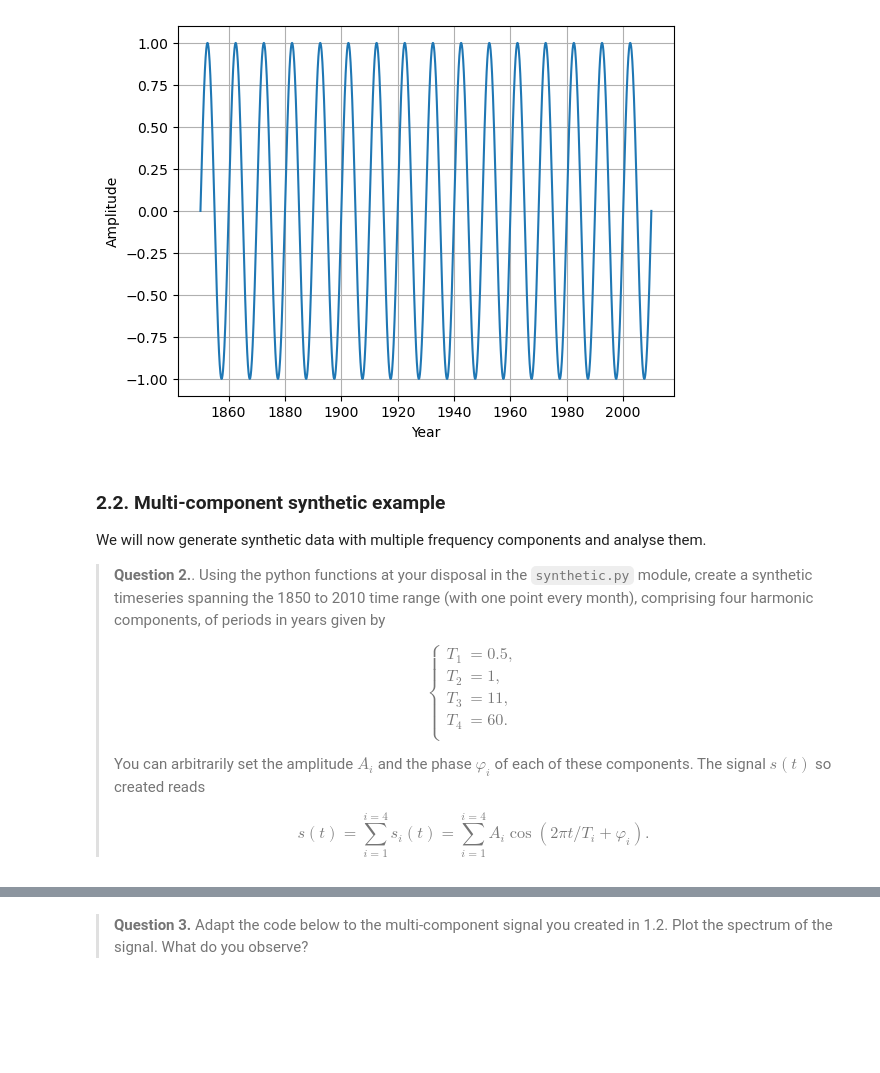
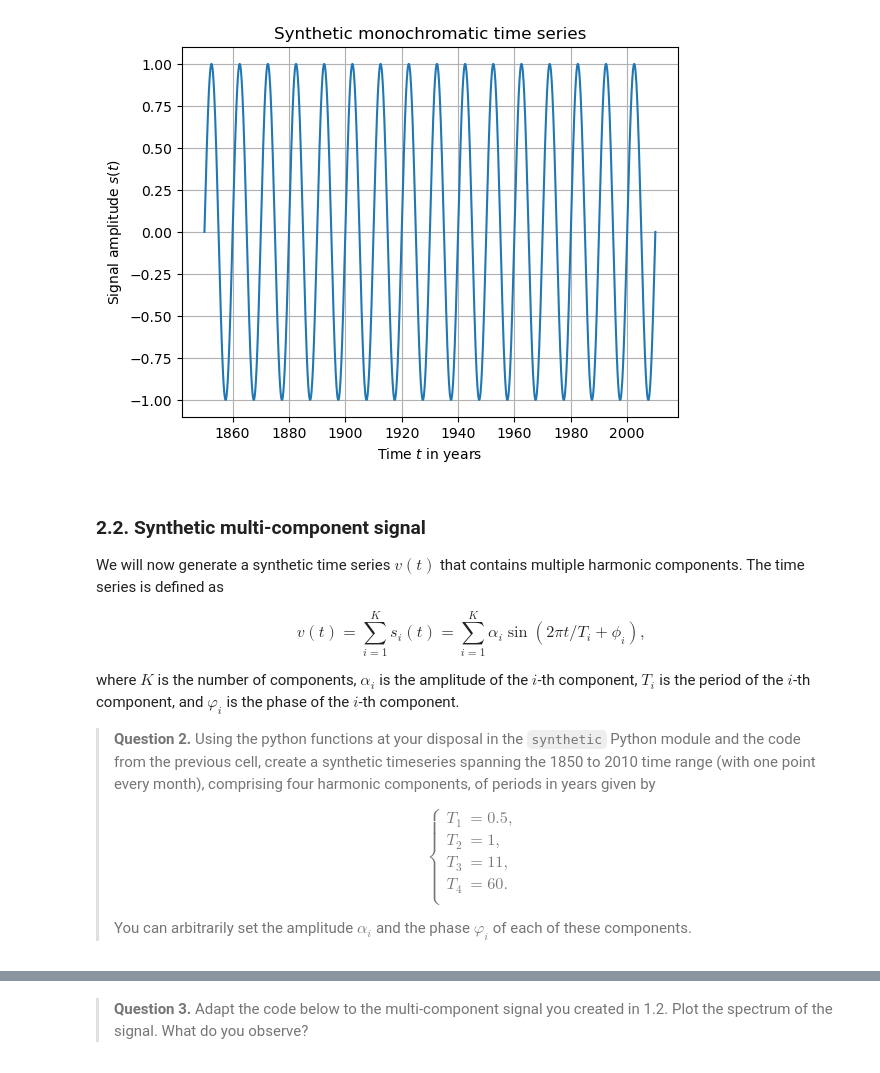
Before and after one commit to leonard-seydoux/scientific-computing-for-geophysical-problems, a Jupyter notebook: notebooks/1_signal_processing/signal_processing.ipynb, the cells around one changed output, grey strips where cells are left out. Saved outputs shown, nothing was run; the diff lists cells and outputs as text; code cells hidden in the pictures; blank space fills up the shorter version.

```diff
--- a/notebooks/1_signal_processing/signal_processing.ipynb
+++ b/notebooks/1_signal_processing/signal_processing.ipynb
@@ -52,33 +63,38 @@ In this section, we will generate a synthetic timeseries using the `synthetic.py
 # %%
 # Time extent of the time series
 time_start = 1850
 time_end = 2010
 time_step = 1 / 12
 times = synthetic.time_range(time_start, time_end, time_step)
 
 # Generate a synthetic time series
-period = 10.0
-amplitude = 1.0
+period = 10
+amplitude = 1
 phase = -2 * np.pi * time_start / period
-time_series = synthetic.sine(times, period, amplitude, phase)
+time_series_monochromatic = synthetic.sine(times, period, amplitude, phase)
 
 # Plot
 fig, ax = plt.subplots()
-ax.plot(times, time_series)
-ax.set_xlabel("Year")
-ax.set_ylabel("Amplitude")
+ax.plot(times, time_series_monochromatic)
+ax.set_xlabel("Time $t$ in years")
+ax.set_ylabel("Signal amplitude $s(t)$")
+ax.set_title("Synthetic monochromatic time series")
 ax.grid()
-
-# Show
 plt.show()
 # %% [output]
-[figure, old version]
+[figure, new version]
 # %% [markdown]
-### 2.2. Multi-component synthetic example
+### 2.2. Synthetic multi-component signal
 
-We will now generate synthetic data with multiple frequency components and analyse them.
+We will now generate a synthetic time series $v(t)$ that contains multiple harmonic components. The time series is defined as
 
-> __Question 2.__. Using the python functions at your disposal in the `synthetic.py` module, create a synthetic timeseries spanning the 1850 to 2010 time range (with one point every month), comprising four harmonic components, of periods in years given by
+$$
+v(t) = \sum_{i=1}^{K} s_i(t) = \sum_{i=1}^{K} \alpha_i \sin \left( 2 \pi t / T_i +\phi_i \right),
+$$
+
+where $K$ is the number of components, $\alpha_i$ is the amplitude of the $i$-th component, $T_i$ is the period of the $i$-th component, and $\varphi_i$ is the phase of the $i$-th component.
+
+> __Question 2.__ Using the python functions at your disposal in the `synthetic` Python module and the code from the previous cell, create a synthetic timeseries spanning the 1850 to 2010 time range (with one point every month), comprising four harmonic components, of periods in years given by
 >
 > $$
 > \left \{
@@ -91,6 +107,4 @@ We will now generate synthetic data with multiple frequency components and analy
 > \right .
 > $$
 >
-> You can arbitrarily set the amplitude $A_i$ and the phase $\varphi_i$ of each of these components. The signal $s(t)$ so created reads
->
-> $$s(t) = \sum_{i=1}^{i=4} s_i(t) = \sum_{i=1}^{i=4} A_i \cos \left( 2 \pi t / T_i +\varphi_i \right). $$
+> You can arbitrarily set the amplitude $\alpha_i$ and the phase $\varphi_i$ of each of these components.
```
Also changed, not shown: parts of 18 cells of this notebook, 2 other files.
